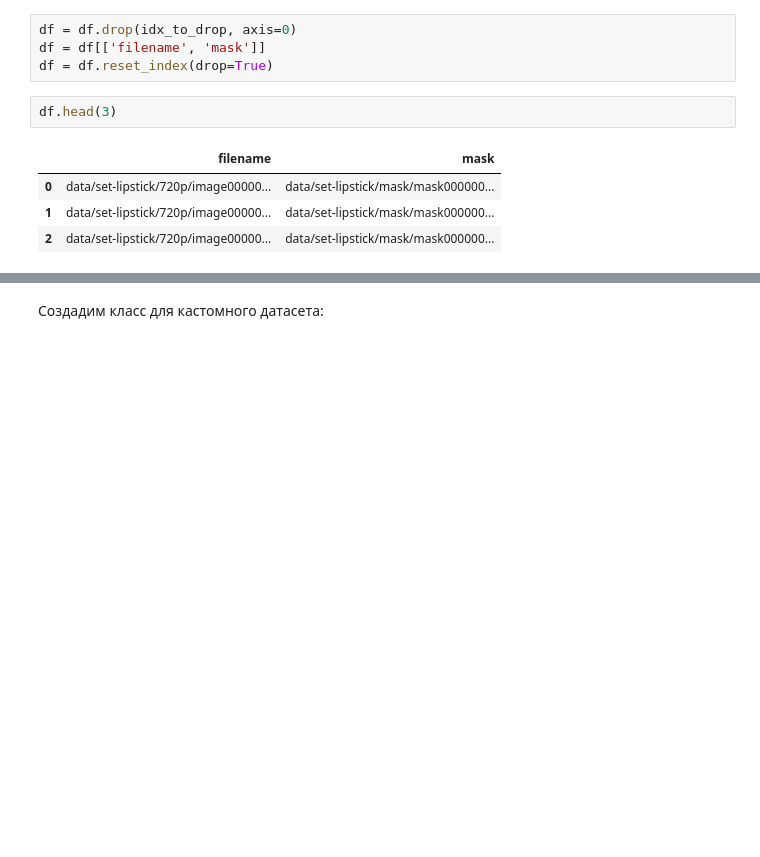
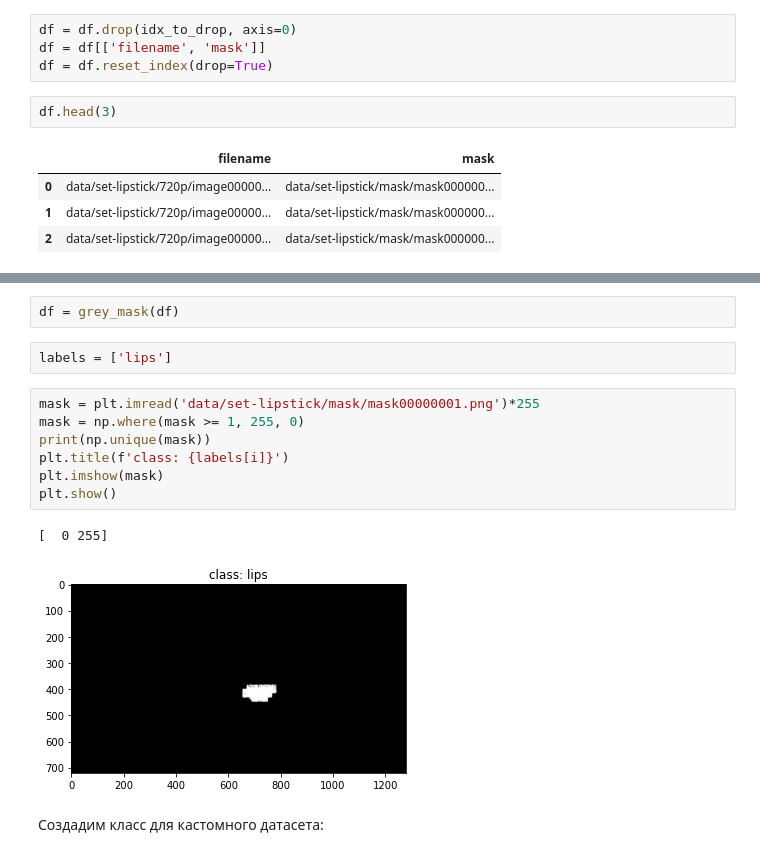
Before and after one commit to lyutovad/GU_PyTorch, a Jupyter notebook: Homework3.ipynb, the cells around one changed output, grey strips where cells are left out. Drawn from its saved outputs; the diff is of its cells as text; blank space fills up the shorter version.

```diff
--- a/Homework3.ipynb
+++ b/Homework3.ipynb
@@ -109,3 +105,17 @@ df.head(3)
+# %%
+df = grey_mask(df)
+# %%
+labels = ['lips']
+# %%
+mask = plt.imread('data/set-lipstick/mask/mask00000001.png')*255
+mask = np.where(mask >= 1, 255, 0)
+print(np.unique(mask))
+plt.title(f'class: {labels[i]}')
+plt.imshow(mask)
+plt.show()
+# %% [output]
+[  0 255]
+[figure, added]
 # %% [markdown]
 Создадим класс для кастомного датасета:
 # %%
```
Also changed, not shown: parts of 18 cells of this notebook.
